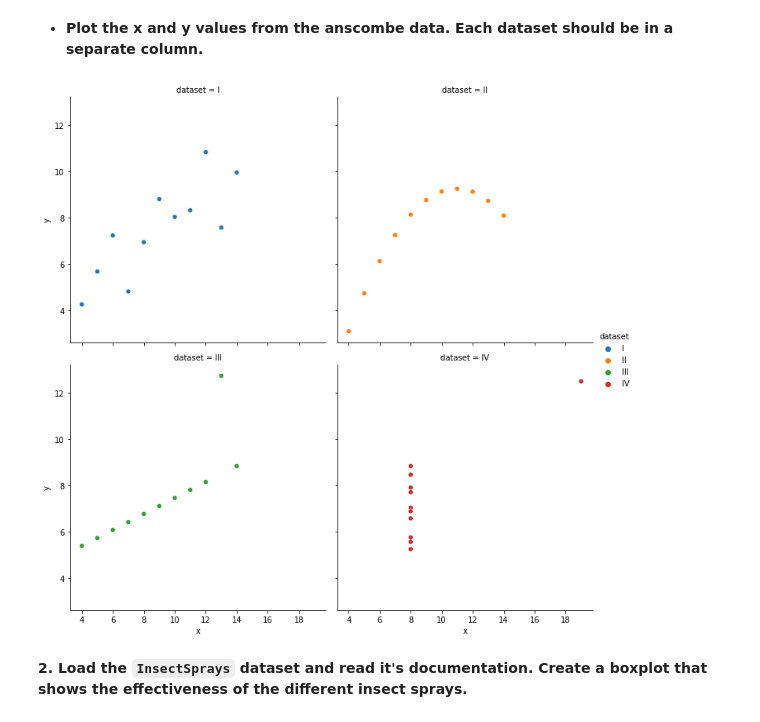
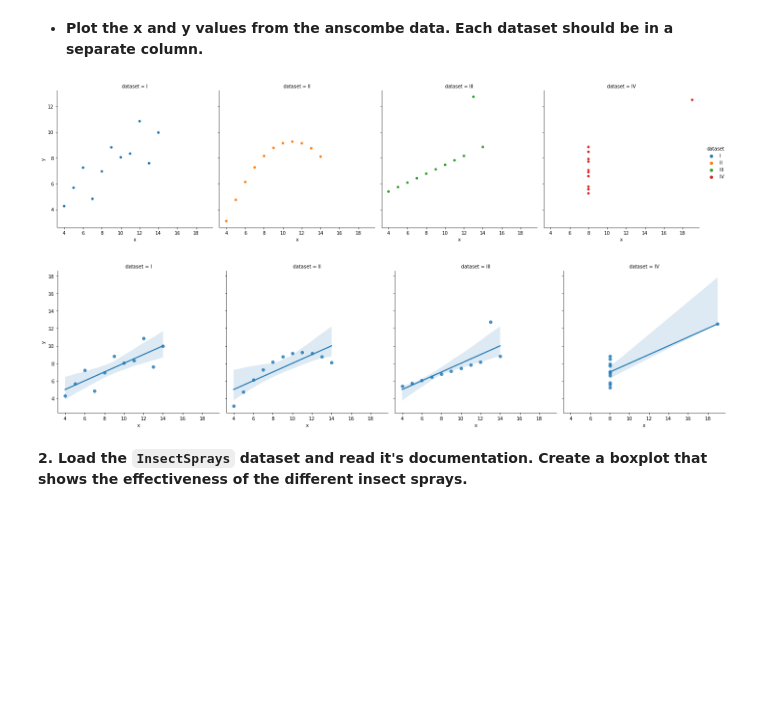
Before and after one commit to nadia-paz/numpy-pandas-visualization-exercises, a Jupyter notebook: seaborn_exercises.ipynb, the cells around one changed output. Drawn from its saved outputs; the diff is of its cells as text; code cells hidden in the pictures; blank space fills up the shorter version.

Commit message:
correct part II #4 / add class solutions

````diff
--- a/seaborn_exercises.ipynb
+++ b/seaborn_exercises.ipynb
@@ -105,11 +185,17 @@ ans.groupby('dataset').describe()
 # %%
 sns.relplot(data = ans, x = 'x',
             y = 'y',
             col = 'dataset',
-            hue = 'dataset',
-            col_wrap = 2);
+            hue = 'dataset');
 # %% [output]
-[figure, old version]
+[figure, new version]
+# %%
+# class solution
+sns.lmplot(data = ans, x = 'x',
+            y = 'y',
+            col = 'dataset');
+# %% [output]
+[figure, added]
 # %% [markdown]
 **2. Load the ```InsectSprays``` dataset and read it's documentation. Create a boxplot that shows the effectiveness of the different insect sprays.**
 # %%
````
Also changed, not shown: parts of 48 cells of this notebook.
